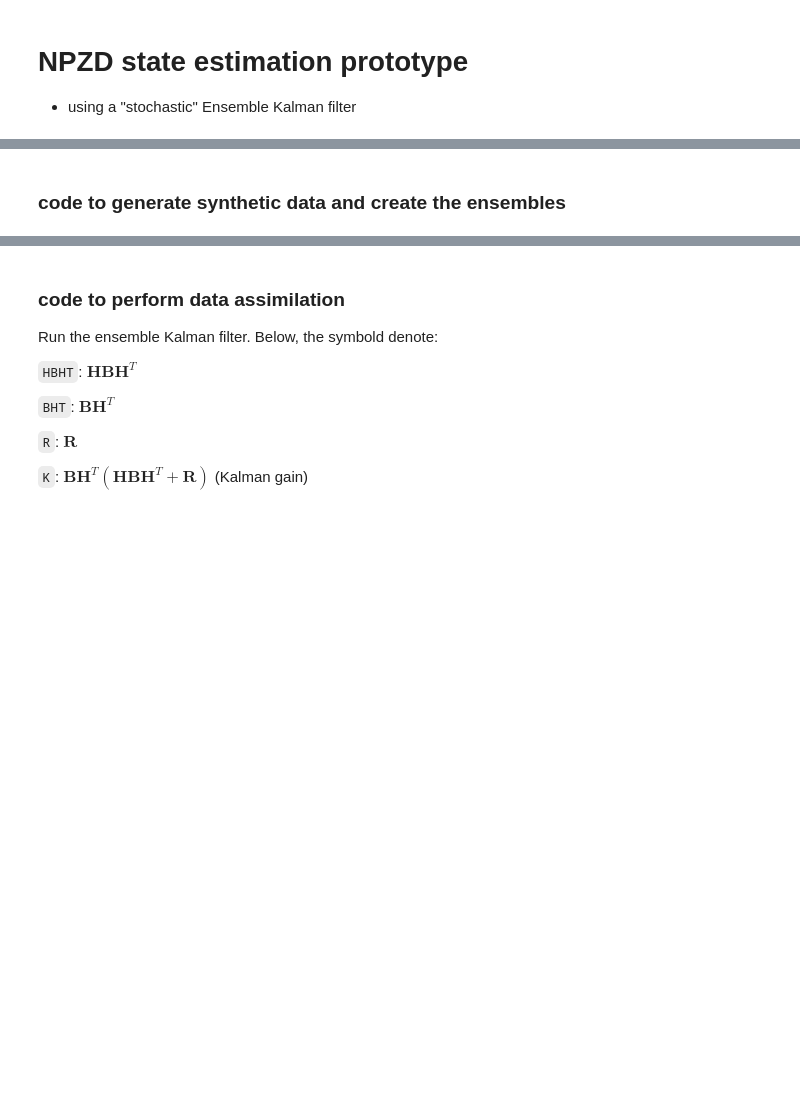
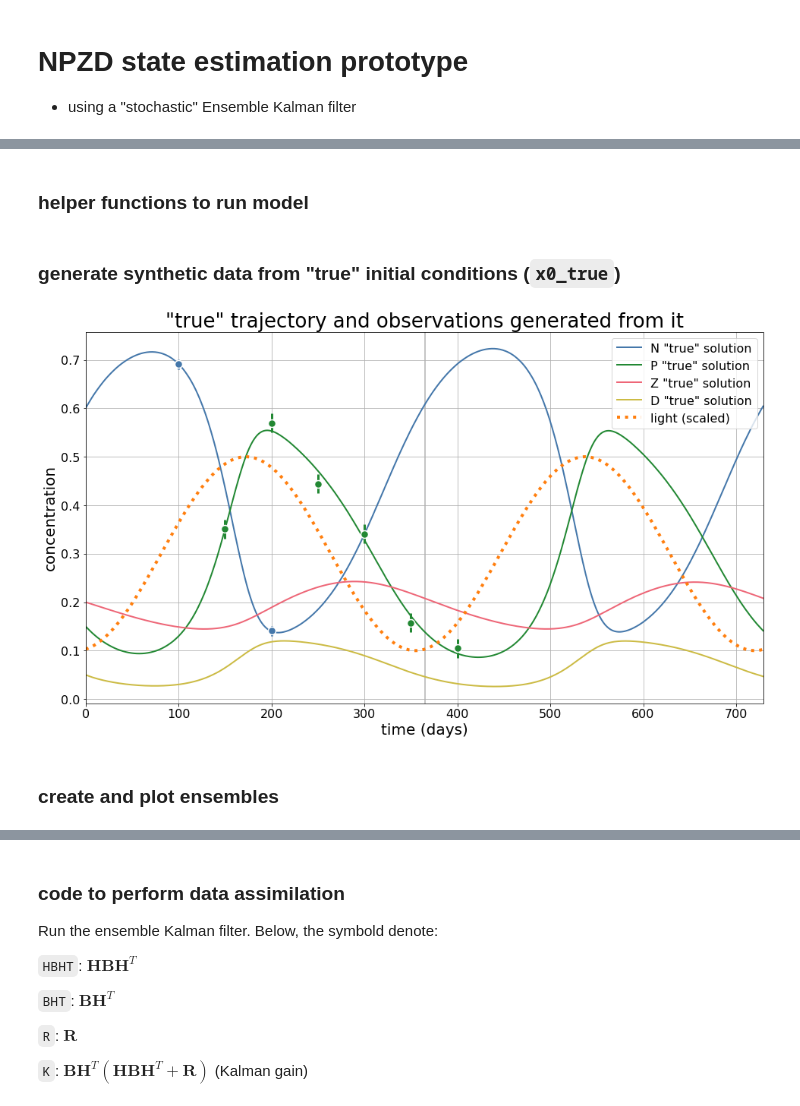
Before and after one commit to jpmattern/obm-primer, a Jupyter notebook: state_estimation_enkf.ipynb, the cells around one changed output, grey strips where cells are left out. Cells and saved outputs as stored; diff of their text form; code cells hidden in the pictures; blank space fills up the shorter version.

Commit message:
updated state estimation example

```diff
--- a/state_estimation_enkf.ipynb
+++ b/state_estimation_enkf.ipynb
@@ -82,2 +130,2 @@ n_ens = 50
-# %% [markdown]
-### code to generate synthetic data and create the ensembles
+# %% [markdown]
+### helper functions to run model
@@ -84 +151,44 @@ n_ens = 50
+# %% [markdown]
+### generate synthetic data from "true" initial conditions (`x0_true`)
+# %%
+# number of observations
+nobs = len(obs_info)
+nx0 = len(x0_prior)
+
+# use model to generate the synthetic data
+# obs_true is the true model state at the observation locations without any added noise
+obs_true = observation_operator(run_model())
+
+# extract observation uncertainty
+obs_uncertainty = np.array([oi[2] for oi in obs_info])
+
+# generate observations
+if perfect_observations:
+    obs = obs_true
+else:
+    obs = obs_true + obs_uncertainty * np.random.normal(size=obs_true.size)
+# %%
+fig, ax = plt.subplots()
+
+trajectory = run_model()
+for i, name in enumerate(('N', 'P', 'Z', 'D')):
+    ax.plot(t, trajectory[:,i], color=colors[name], lw=2,
+            label=f'{name} "true" solution')
+
+for oi, y in zip(obs_info, obs):
+    ax.errorbar(x=t[oi[0]], y=y, yerr=oi[2], color=colors[oi[1]], marker='o',
+                markeredgecolor='white', markeredgewidth=1.5, lw=3, markersize=10)
+
+ax.axvline(365, color='0.7', zorder=0)
+ax.plot(t, 0.5 * light(t), linestyle=':', color='#ff7f0e', label='light (scaled)', lw=4)
+
+ax.set(title='"true" trajectory and observations generated from it',
+       xlabel='time (days)', ylabel='concentration', xlim=(t[0], t[-1]))
+ax.grid(True)
+ax.legend(loc='upper right')
+None
+# %% [output]
+[figure, added]
+# %% [markdown]
+### create and plot ensembles
 # %%
```
Also changed, not shown: parts of 23 cells of this notebook.
